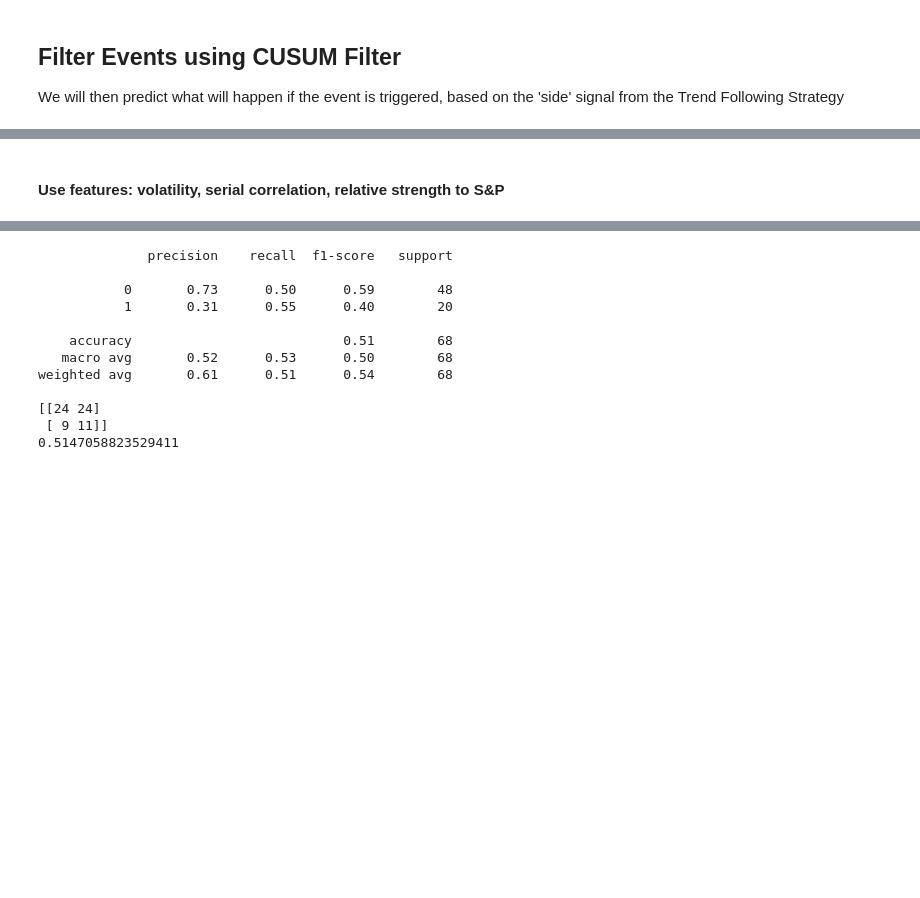
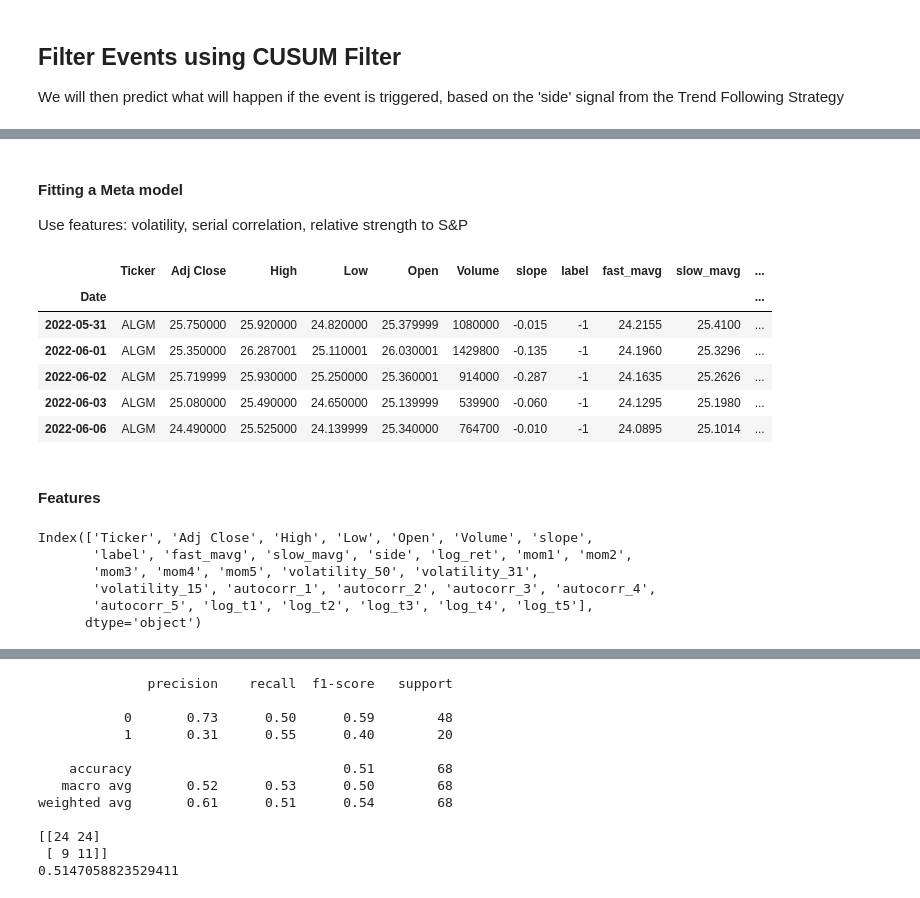
Before and after one commit to waikho/MADS_Capstone, a Jupyter notebook: modeling.ipynb, the cells around one changed output, grey strips where cells are left out. Cells and saved outputs as stored; diff of their text form; code cells hidden in the pictures; blank space fills up the shorter version.

Commit message:
continue modeling

```diff
--- a/modeling.ipynb
+++ b/modeling.ipynb
@@ -92,7 +90,7 @@ df['side'] = df['side'].shift(1)
 ## Raw Data
 # %%
 # Save the raw data
-raw_data = df.copy()
+raw_data = df.drop(columns='Close').copy()
 
 # Drop the NaN values from our data set
 df.dropna(axis=0, how='any', inplace=True)
@@ -216,2 +221,16 @@ clean_labels
 # %% [markdown]
-#### Use features: volatility, serial correlation, relative strength to S&P
+#### Fitting a Meta model
+
+Use features: volatility, serial correlation, relative strength to S&P
+# %%
+raw_data.head()
+# %% [output]
+|  | Ticker | Adj Close | High | Low | Open | Volume | slope | label | fast_mavg | slow_mavg | ... |
+| Date |  |  |  |  |  |  |  |  |  |  | ... |
+| 2022-05-31 | ALGM | 25.750000 | 25.920000 | 24.820000 | 25.379999 | 1080000 | -0.015 | -1 | 24.2155 | 25.4100 | ... |
+| 2022-06-01 | ALGM | 25.350000 | 26.287001 | 25.110001 | 26.030001 | 1429800 | -0.135 | -1 | 24.1960 | 25.3296 | ... |
+| 2022-06-02 | ALGM | 25.719999 | 25.930000 | 25.250000 | 25.360001 | 914000 | -0.287 | -1 | 24.1635 | 25.2626 | ... |
+| 2022-06-03 | ALGM | 25.080000 | 25.490000 | 24.650000 | 25.139999 | 539900 | -0.060 | -1 | 24.1295 | 25.1980 | ... |
+| 2022-06-06 | ALGM | 24.490000 | 25.525000 | 24.139999 | 25.340000 | 764700 | -0.010 | -1 | 24.0895 | 25.1014 | ... |
+# %% [markdown]
+#### Features
@@ -218,3 +280,12 @@ clean_labels
+# %%
+raw_data.columns
+# %% [output]
+Index(['Ticker', 'Adj Close', 'High', 'Low', 'Open', 'Volume', 'slope',
+       'label', 'fast_mavg', 'slow_mavg', 'side', 'log_ret', 'mom1', 'mom2',
+       'mom3', 'mom4', 'mom5', 'volatility_50', 'volatility_31',
+       'volatility_15', 'autocorr_1', 'autocorr_2', 'autocorr_3', 'autocorr_4',
+       'autocorr_5', 'log_t1', 'log_t2', 'log_t3', 'log_t4', 'log_t5'],
+      dtype='object')
 # %%
 # serial correlation
 srl_corr = mkt.df_rolling_autocorr(mkt.returns(close), window=7).rename('srl_corr')
```
Also changed, not shown: parts of 30 cells of this notebook.
